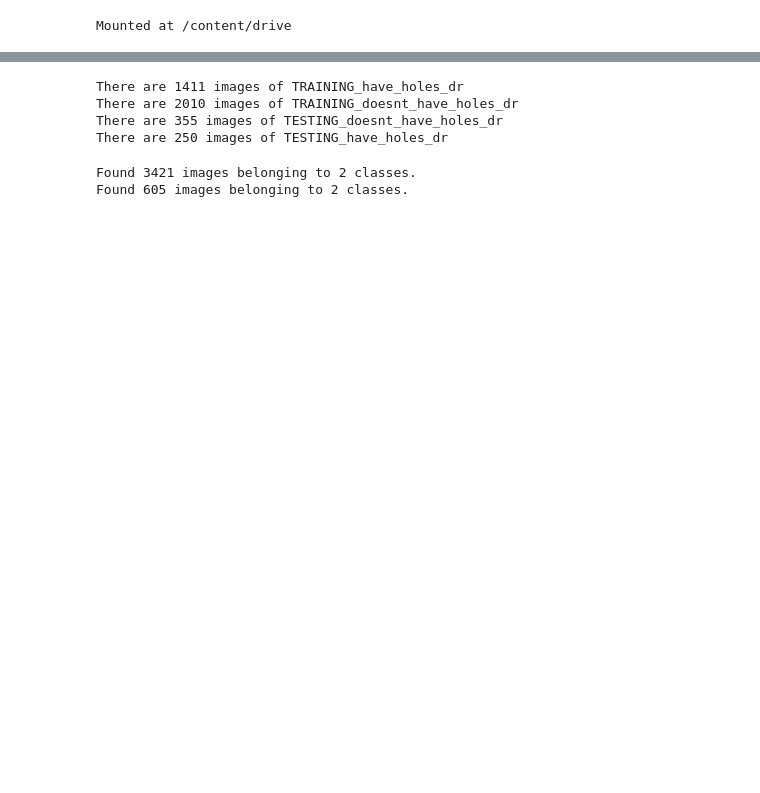
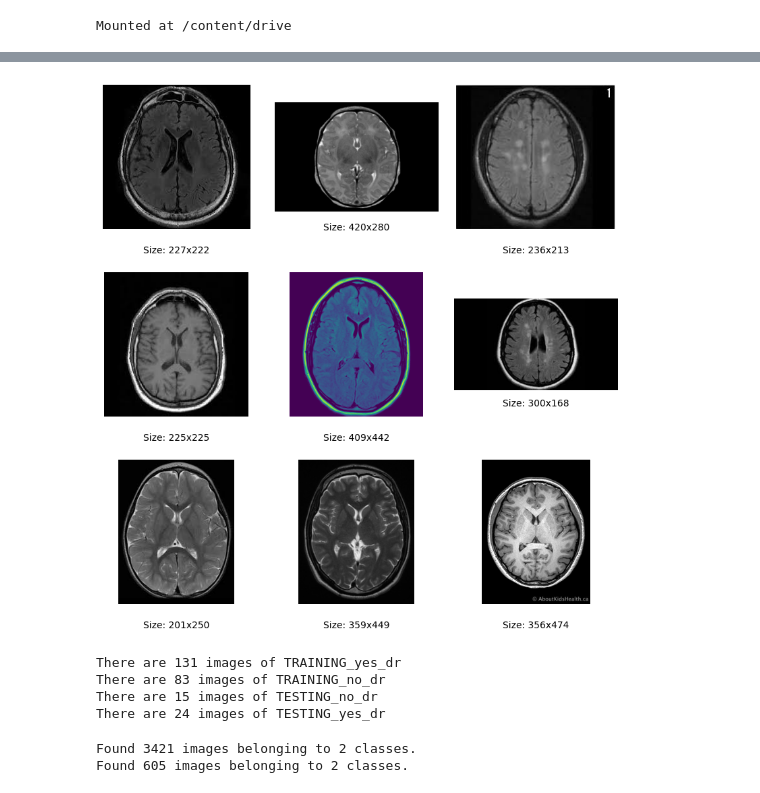
Before and after one commit to waassiim/CNN-with-TensorFlow, a Jupyter notebook: CNN_with_tensorflow.ipynb, the cells around one changed output, grey strips where cells are left out. Drawn from its saved outputs; the diff is of its cells as text; code cells hidden in the pictures; blank space fills up the shorter version.

```diff
--- a/CNN_with_tensorflow.ipynb
+++ b/CNN_with_tensorflow.ipynb
@@ -151 +162,5 @@ There are 2365 images without of holes
+# %%
+show_images(no_dr)
+# %% [output]
+[figure, added]
 # %%
@@ -179,42 +183,42 @@ def split_data(SOURCE, TRAINING, TESTING, SPLIT_SIZE):
 TRAINING_DIR = "/content/data/training"
 TESTING_DIR = "/content/data/testing"
 
-TRAINING_have_holes_dr= os.path.join(TRAINING_DIR, "have_holes")
-TESTING_doesnt_have_holes_dr = os.path.join(TESTING_DIR, "doesnt_have_holes")
+TRAINING_yes_dr= os.path.join(TRAINING_DIR, "yes")
+TESTING_yes_dr = os.path.join(TESTING_DIR, "yes")
 
-TRAINING_doesnt_have_holes_dr = os.path.join(TRAINING_DIR, "doesnt_have_holes")
-TESTING_have_holes_dr = os.path.join(TESTING_DIR, "have_holes")
+TRAINING_no_dr = os.path.join(TRAINING_DIR, "no")
+TESTING_no_dr = os.path.join(TESTING_DIR, "no")
 
 # Empty directories in case you run this cell multiple times
-if len(os.listdir(TRAINING_have_holes_dr)) > 0:
-  for file in os.scandir(TRAINING_have_holes_dr):
+if len(os.listdir(TRAINING_yes_dr)) > 0:
+  for file in os.scandir(TRAINING_yes_dr):
     os.remove(file.path)
-if len(os.listdir(TRAINING_doesnt_have_holes_dr)) > 0:
-  for file in os.scandir(TRAINING_doesnt_have_holes_dr):
+if len(os.listdir(TRAINING_no_dr)) > 0:
+  for file in os.scandir(TRAINING_no_dr):
     os.remove(file.path)
-if len(os.listdir(TESTING_doesnt_have_holes_dr)) > 0:
-  for file in os.scandir(TESTING_doesnt_have_holes_dr):
+if len(os.listdir(TESTING_no_dr)) > 0:
+  for file in os.scandir(TESTING_no_dr):
     os.remove(file.path)
-if len(os.listdir(TESTING_have_holes_dr)) > 0:
-  for file in os.scandir(TESTING_have_holes_dr):
+if len(os.listdir(TESTING_yes_dr)) > 0:
+  for file in os.scandir(TESTING_yes_dr):
     os.remove(file.path)
 split_size = 0.85
 
 # Run the function
 # NOTE: Messages about zero length images should be printed out
-split_data(have_holes_dr, TRAINING_have_holes_dr, TESTING_have_holes_dr, split_size)
-split_data(doesnt_have_holes_dr, TRAINING_doesnt_have_holes_dr, TESTING_doesnt_have_holes_dr, split_size)
+split_data(yes_dr, TRAINING_yes_dr, TESTING_yes_dr, split_size)
+split_data(no_dr, TRAINING_no_dr, TESTING_no_dr, split_size)
 
 # Check that the number of images matches the expected output
-print(f"\n\nThere are {len(os.listdir(TRAINING_have_holes_dr))} images of TRAINING_have_holes_dr")
-print(f"There are {len(os.listdir(TRAINING_doesnt_have_holes_dr))} images of TRAINING_doesnt_have_holes_dr")
-print(f"There are {len(os.listdir(TESTING_doesnt_have_holes_dr))} images of TESTING_doesnt_have_holes_dr")
-print(f"There are {len(os.listdir(TESTING_have_holes_dr))} images of TESTING_have_holes_dr")
+print(f"\n\nThere are {len(os.listdir(TRAINING_yes_dr))} images of TRAINING_yes_dr")
+print(f"There are {len(os.listdir(TRAINING_no_dr))} images of TRAINING_no_dr")
+print(f"There are {len(os.listdir(TESTING_no_dr))} images of TESTING_no_dr")
+print(f"There are {len(os.listdir(TESTING_yes_dr))} images of TESTING_yes_dr")
 # %% [output]
-There are 1411 images of TRAINING_have_holes_dr
-There are 2010 images of TRAINING_doesnt_have_holes_dr
-There are 355 images of TESTING_doesnt_have_holes_dr
-There are 250 images of TESTING_have_holes_dr
+There are 131 images of TRAINING_yes_dr
+There are 83 images of TRAINING_no_dr
+There are 15 images of TESTING_no_dr
+There are 24 images of TESTING_yes_dr
 # %%
 from tensorflow.keras.preprocessing.image import ImageDataGenerator
 # %%
```
Also changed, not shown: parts of 24 cells of this notebook.
